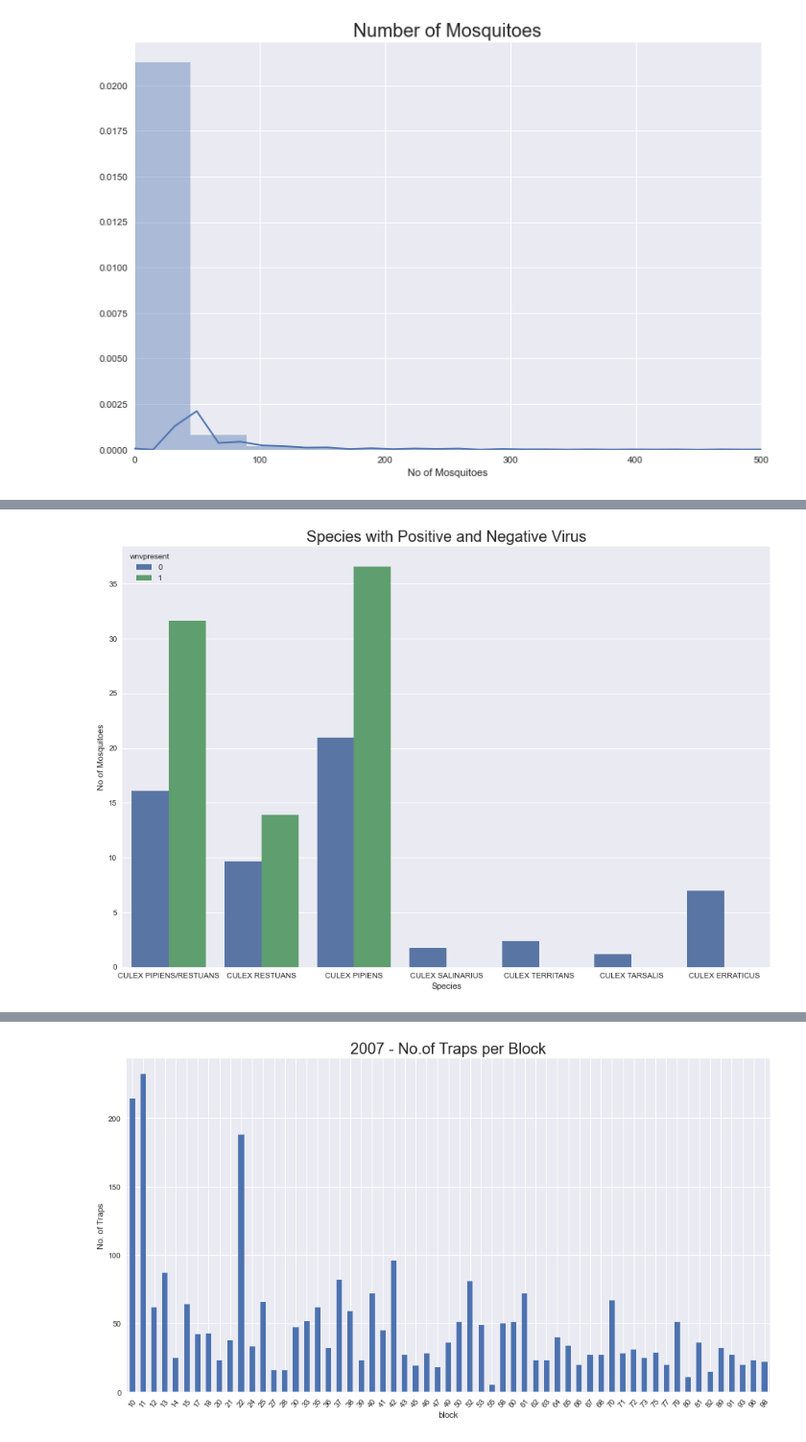
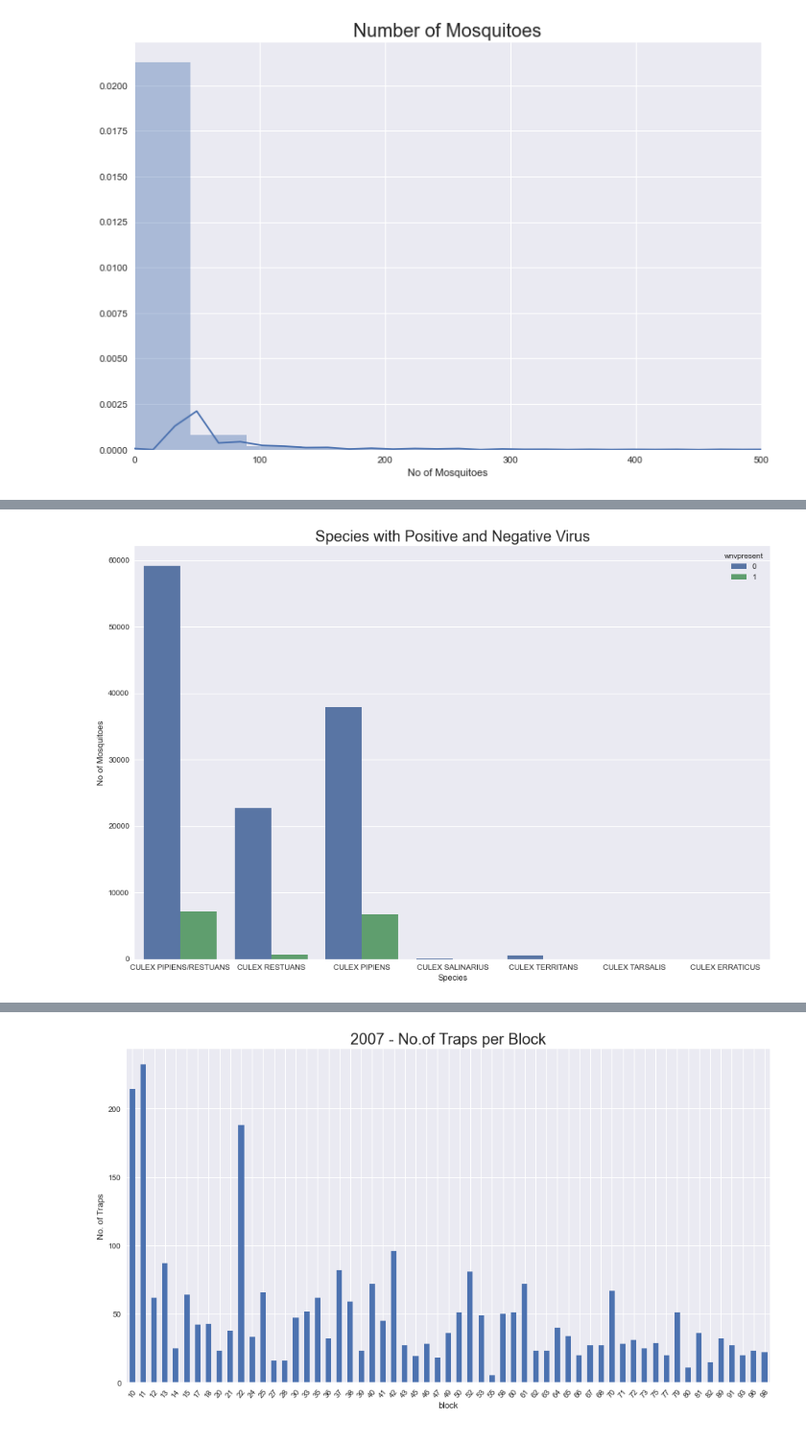
Before and after one commit to sherlocknow/DSI16_P4_G4_, a Jupyter notebook: code/projec4_files_upload.ipynb, the cells around one changed output, grey strips where cells are left out. Shown at 96% size. Cells and saved outputs as stored; diff of their text form; code cells hidden in the pictures.

```diff
--- a/code/projec4_files_upload.ipynb
+++ b/code/projec4_files_upload.ipynb
@@ -1185,11 +1223,11 @@ ax.set_ylabel('No of Mosquitoes');
 # %%
 plt.figure(figsize=(15,10));
-sns.barplot(x='species', y='nummosquitos',hue='wnvpresent', data=train_df, ci=None);
+sns.barplot(x='species', y='nummosquitos',hue='wnvpresent', data=train_df, estimator=sum, ci=None);
 plt.title('Species with Positive and Negative Virus', fontsize = 20);
 plt.xlabel('Species');
 plt.ylabel('No of Mosquitoes');
 # %% [output]
-[figure, old version]
+[figure, new version]
 # %%
 # plot number of mosquitos by block
 fig, ax = plt.subplots(nrows=4,figsize=(15,50));
```
Also changed, not shown: parts of 45 cells of this notebook, 2 other files.
